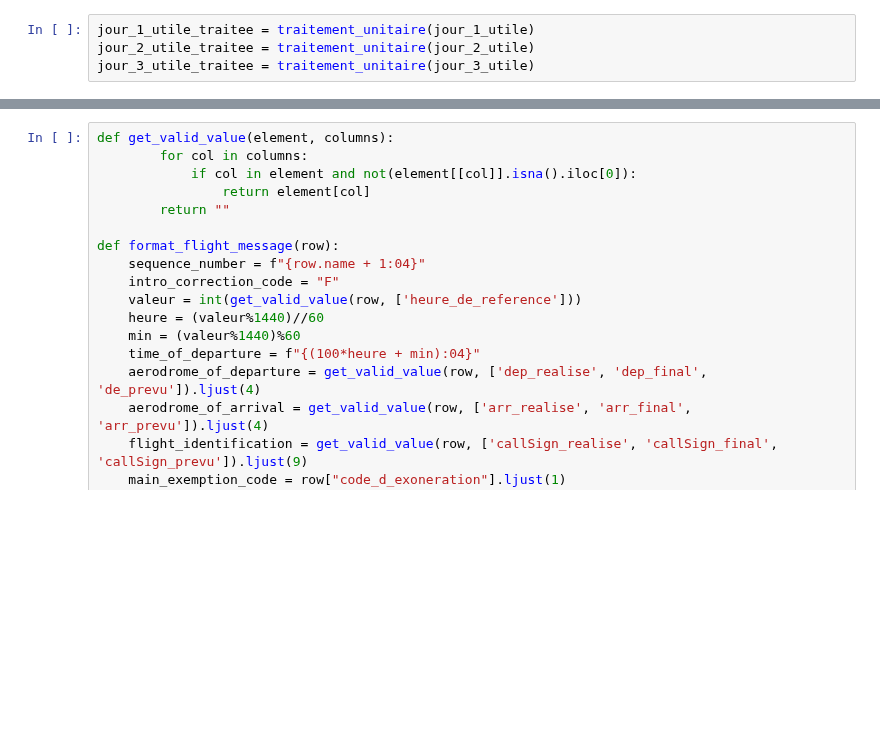
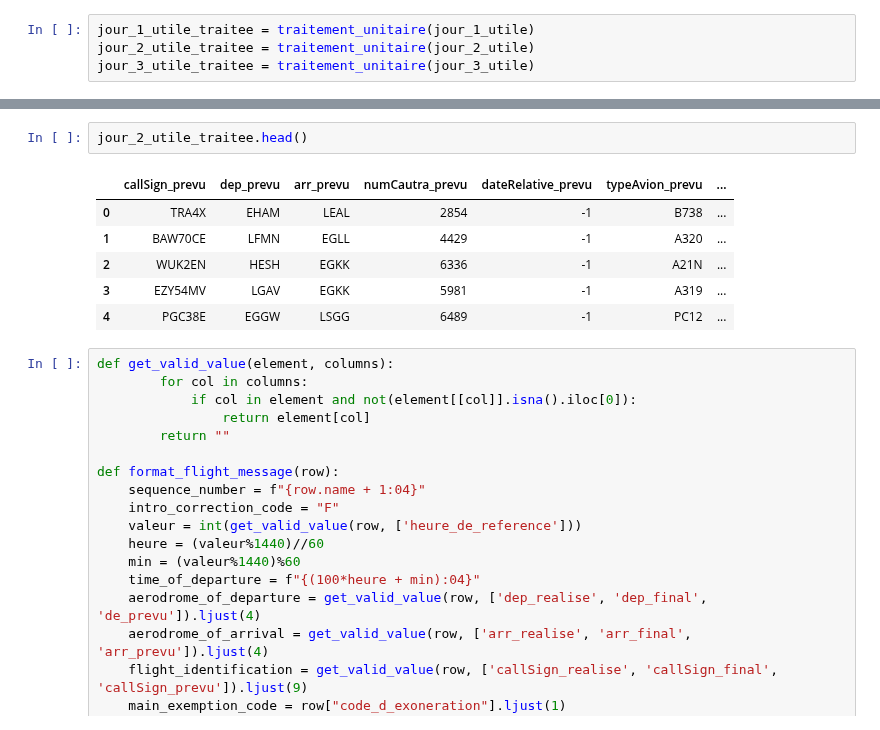
Before and after one commit to ittaldias/redevance, a Jupyter notebook: notebook/test_comparaison2.ipynb, the cells around one changed output, grey strips where cells are left out. Cells and saved outputs as stored; diff of their text form; blank space fills up the shorter version.

```diff
--- a/notebook/test_comparaison2.ipynb
+++ b/notebook/test_comparaison2.ipynb
@@ -1012,3 +1050,12 @@ jour_3_utile_traitee = traitement_unitaire(jour_3_utile)
+# %%
+jour_2_utile_traitee.head()
+# %% [output]
+|  | callSign_prevu | dep_prevu | arr_prevu | numCautra_prevu | dateRelative_prevu | typeAvion_prevu | ... |
+| 0 | TRA4X | EHAM | LEAL | 2854 | -1 | B738 | ... |
+| 1 | BAW70CE | LFMN | EGLL | 4429 | -1 | A320 | ... |
+| 2 | WUK2EN | HESH | EGKK | 6336 | -1 | A21N | ... |
+| 3 | EZY54MV | LGAV | EGKK | 5981 | -1 | A319 | ... |
+| 4 | PGC38E | EGGW | LSGG | 6489 | -1 | PC12 | ... |
 # %%
 def get_valid_value(element, columns):
         for col in columns:
```
Also changed, not shown: parts of 12 cells of this notebook.
